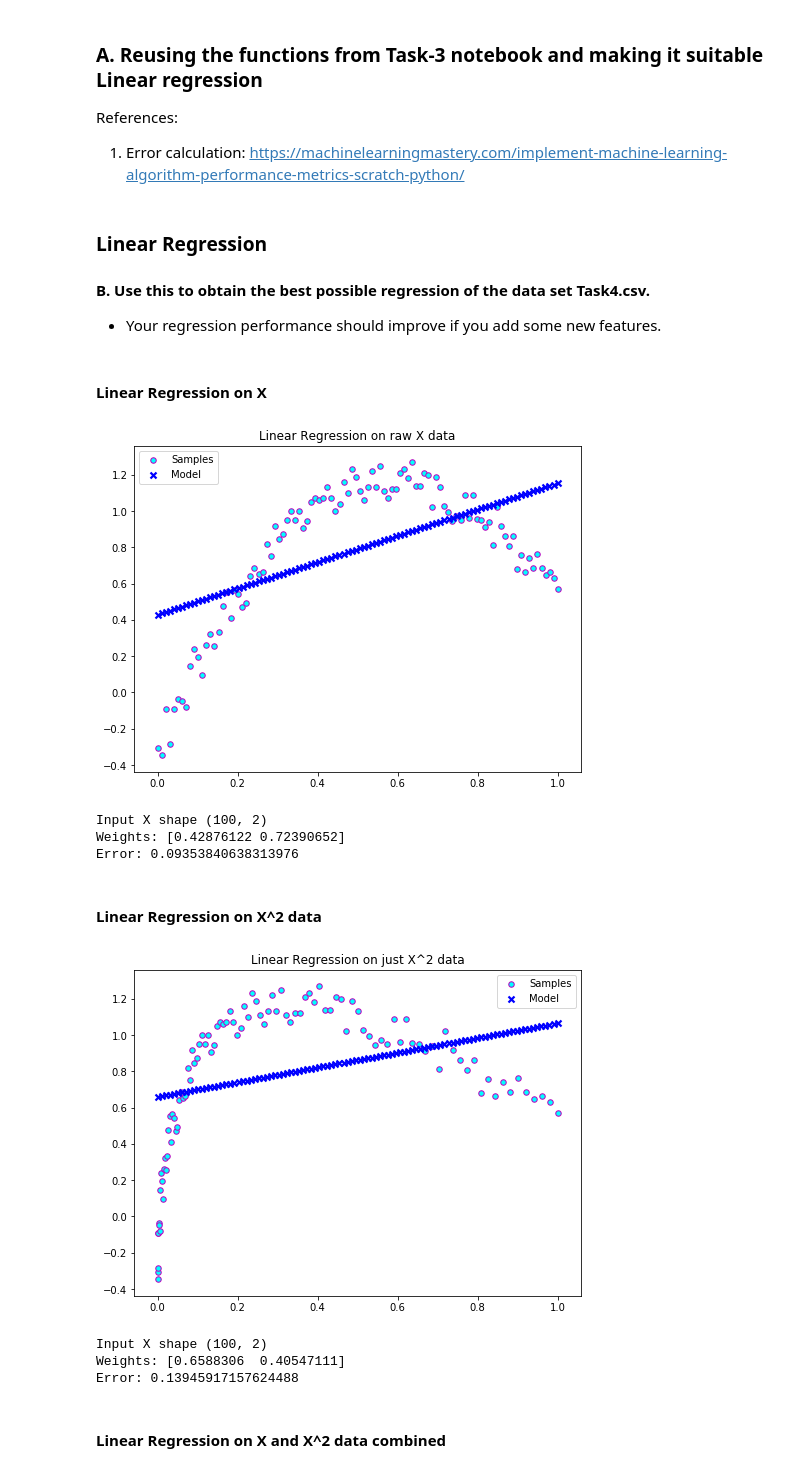
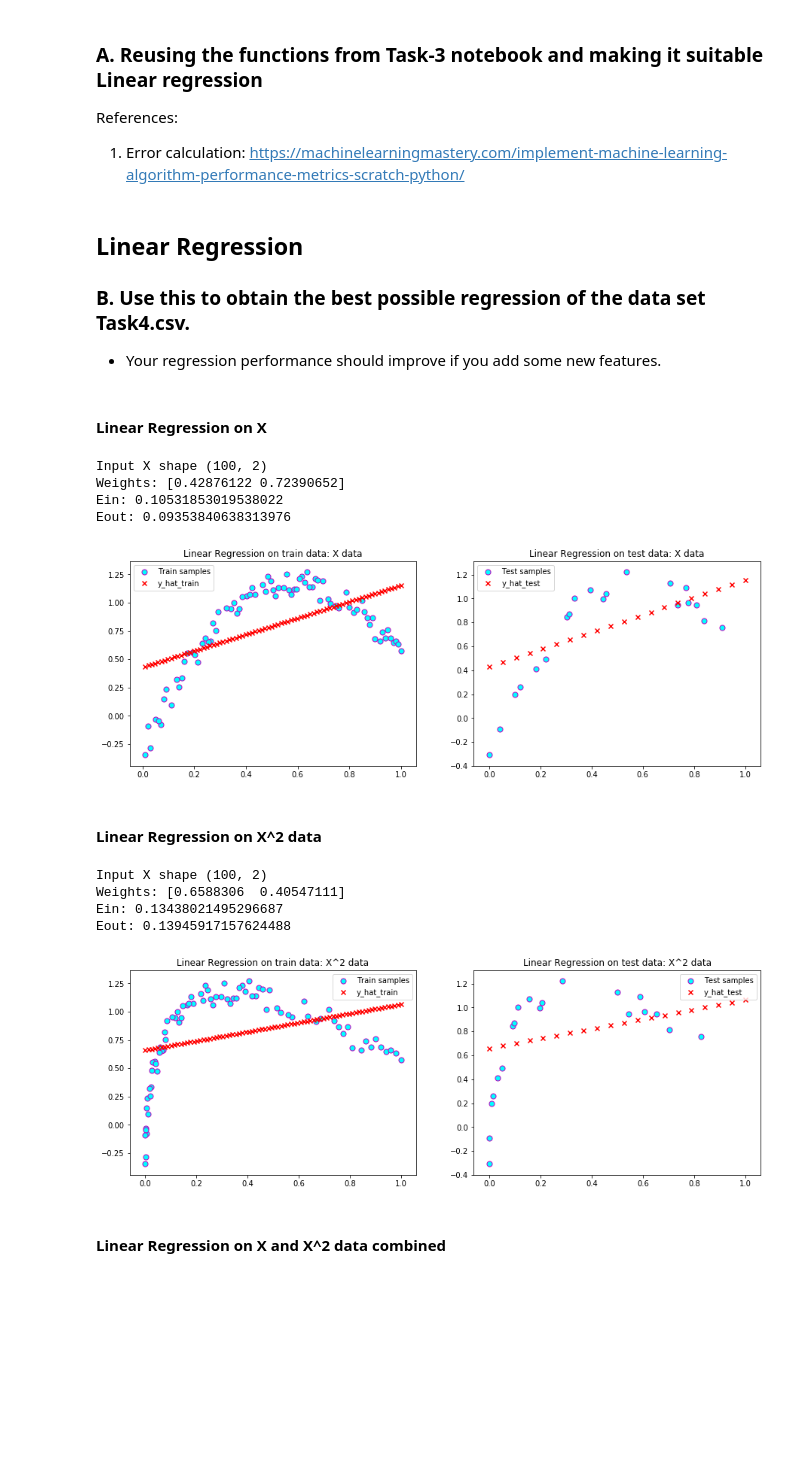
Before and after one commit to vipulpopat/MSCAI_Sem1_Etivity3, a Jupyter notebook: Etivity3_18195067_LinearRegression.ipynb, the cells around one changed output. Cells and saved outputs as stored; diff of their text form; code cells hidden in the pictures; blank space fills up the shorter version.

Commit message:
Task 4 completed
Signed-off-by: Abhijit <18195067@studentmail.ul.ie>

```diff
--- a/Etivity3_18195067_LinearRegression.ipynb
+++ b/Etivity3_18195067_LinearRegression.ipynb
@@ -140,7 +143,7 @@ def linear_regression(X, y, title=""):
 # %% [markdown]
-### Linear Regression
+## Linear Regression
 
-#### B. Use this to obtain the best possible regression of the data set Task4.csv.
+### B. Use this to obtain the best possible regression of the data set Task4.csv.
 - Your regression performance should improve if you add some new features.
 # %% [markdown]
 #### Linear Regression on X
@@ -154,36 +154,24 @@ bias = np.ones(len(X))
-# %%
-# Create the input with constant bias and X features
-X_input = np.c_[bias, X]
-
-weights, error = linear_regression(X_input, y, title='Linear Regression on raw X data')
-
-print("Input X shape", X_input.shape)
-print("Weights:", weights)
-print("Error:", error)
-# %% [output]
-[figure, removed]
-Input X shape (100, 2)
-Weights: [0.42876122 0.72390652]
-Error: 0.09353840638313976
+# %%
+linear_regression(X, y, title='X data')
+# %% [output]
+Input X shape (100, 2)
+Weights: [0.42876122 0.72390652]
+Ein: 0.10531853019538022
+Eout: 0.09353840638313976
+[figure, added]
 # %% [markdown]
 #### Linear Regression on X^2 data
 # %%
 # Square the input data
 X_sqr = np.square(X)
 
-# Create the input with constant bias and X^2 features
-X_input = np.c_[bias, X_sqr]
-
-weights, error = linear_regression(X_input, y, title='Linear Regression on just X^2 data')
-
-print("Input X shape", X_input.shape)
-print("Weights:", weights)
-print("Error:", error)
+linear_regression(X_sqr, y, title='X^2 data')
 # %% [output]
+Input X shape (100, 2)
+Weights: [0.6588306  0.40547111]
+Ein: 0.13438021495296687
+Eout: 0.13945917157624488
-[figure, old version]
+[figure, new version]
-Input X shape (100, 2)
-Weights: [0.6588306  0.40547111]
-Error: 0.13945917157624488
 # %% [markdown]
 #### Linear Regression on X and X^2 data combined
 # %%
```
Also changed, not shown: parts of 15 cells of this notebook, 1 other file.
